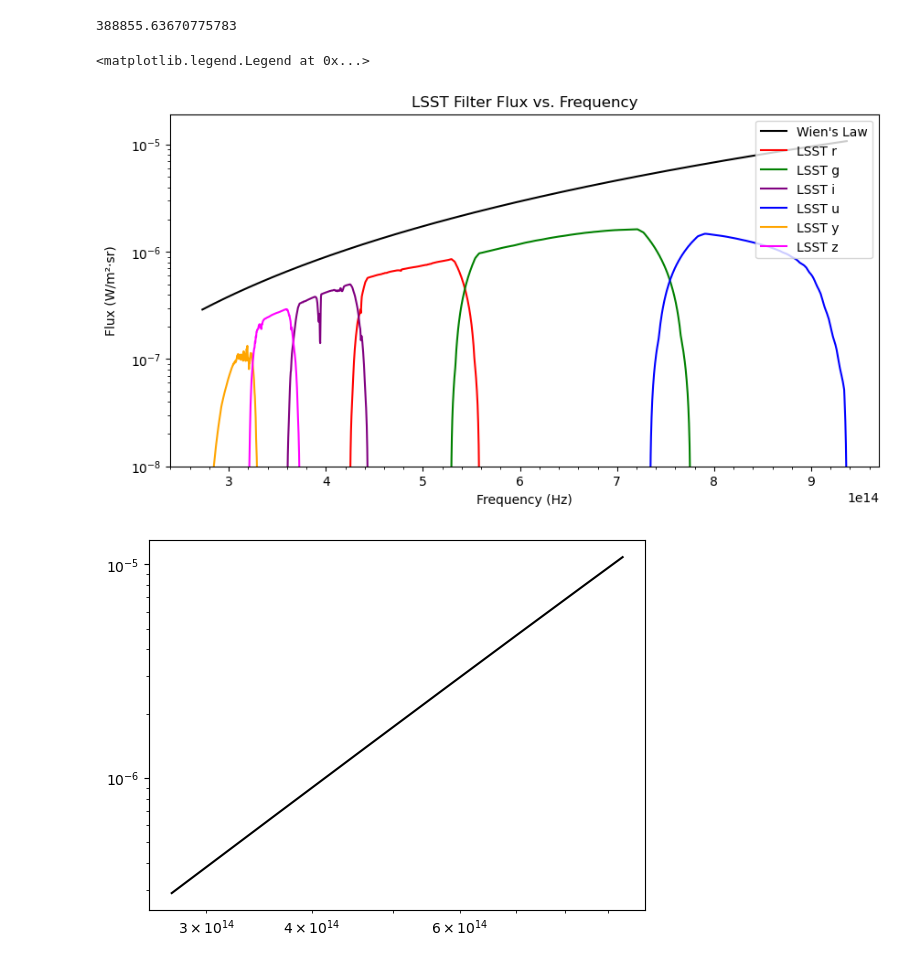
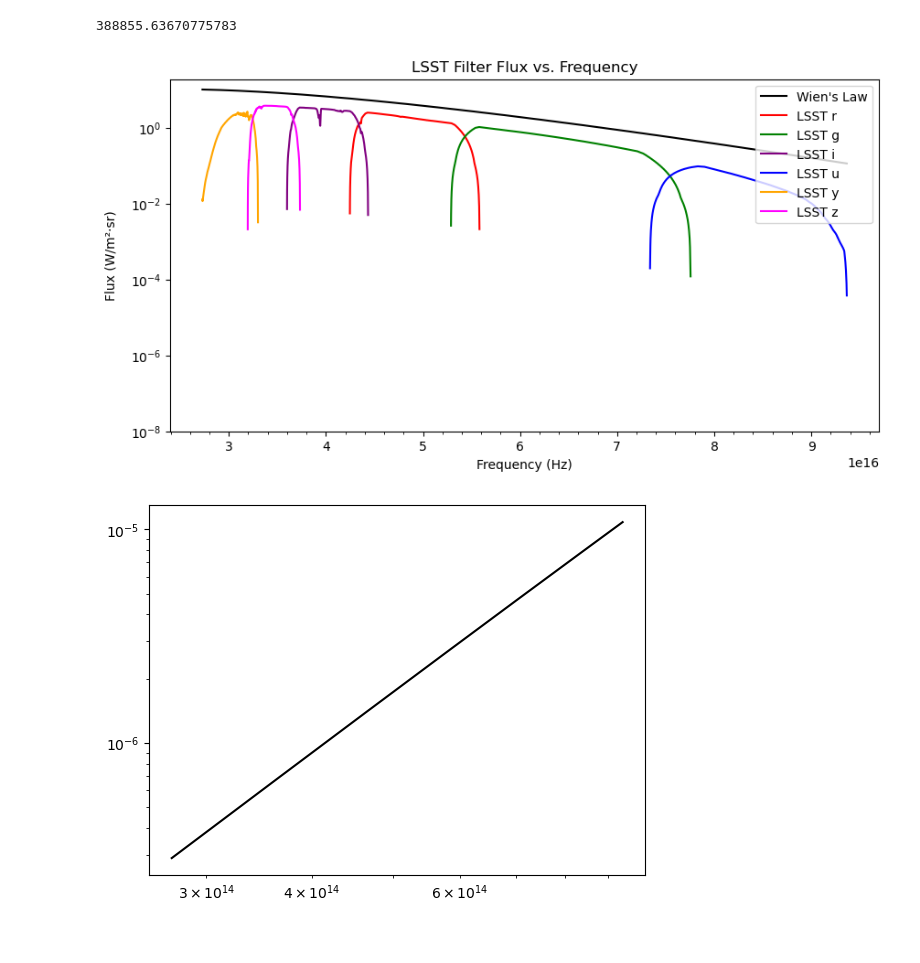
Before and after one commit to varunprit/Coding, a Jupyter notebook: mcfacts/LSST_eff.ipynb, the cells around one changed output. Cells and saved outputs as stored; diff of their text form; code cells hidden in the pictures.

Commit message:
fixed LSST using CGS values

```diff
--- a/mcfacts/LSST_eff.ipynb
+++ b/mcfacts/LSST_eff.ipynb
@@ -8,8 +8,18 @@ import matplotlib.ticker as ticker
 
 # Parameters that you can change for new model
 c_factor = 0.1 #factor to change the speed of light for the velocity of forward shock
-v_fs = c_factor * c #velocity of forward shock in m/s
+v_fs = c_factor * c.cgs.value #velocity of forward shock in m/s
 dens = 1e-15 #density of agn disk
+
+# Constants used
+#t = 5800 #Temp of sun for now can change for what we are looking at
+rad = R_sun #Radius of sun in meters for now will change to bh later
+d = au #distance from earth to sun in meters change later to distance to agn
+h = h.cgs.value #Planck constant
+c = c.cgs.value #speed of light
+k = k_B.cgs.value #Boltzmann constant
+m_p = m_p.cgs.value #proton mass
+pi = np.pi #Pi constant
 
 # Function to calculate temperature based on velocity of forward shock and density
 def temp_fxn(v_fs, dens, m_p, c, k):
@@ -66,7 +76,7 @@ def planck_fxn(filter, t):
     ----------
     filter : array-like
         The frequency values for which to calculate the spectral radiance.
-    T : float
+    t : float
         The temperature of the black body in Kelvin. Taken from the if functions depending on velocity of forward shock.
     Returns
     -------
@@ -76,7 +86,7 @@ def planck_fxn(filter, t):
     return B
 
 #for when b is greater than 0.03 but less than 1 use wien in graph
-def wien_fxn(filter, T = t):
+def wien_fxn(filter, t):
 
     """Wien's law for frequency
     This function calculates the spectral radiance of a black body at a given temperature T for a specific frequency filter. All parameters should be in CGS units
@@ -86,26 +96,18 @@ def wien_fxn(filter, T = t):
     ----------
     filter : array-like
         The frequency values for which to calculate the spectral radiance.
-    T : float
+    t : float
         The temperature of the black body in Kelvin. Taken from the if functions depending on velocity of forward shock.
     Returns
     -------
     B : array-like
         Spectral radiance of the black body at the given frequency and temperature."""
-    B = ((2 * h * (filter**3)) / (c**2)) * np.exp(-((h * filter)/(k * T)))
+    B = ((2 * h * (filter**3)) / (c**2)) * np.exp(-((h * filter)/(k * t)))
     return B
 
-# Constants used
-#t = 5800 #Temp of sun for now can change for what we are looking at
-rad = R_sun #Radius of sun in meters for now will change to bh later
-d = au #distance from earth to sun in meters change later to distance to agn
-h = h.value #Planck constant
-c = c.value #speed of light
-k = k_B.value #Boltzmann constant
-m_p = m_p.cgs.value #proton mass
-pi = np.pi #Pi constant
 
 # Reading and convering the LSST filter data
+
 
 r = pd.read_csv('../data/filters/LSST_r.dat', delim_whitespace=True)
 #red filter from 5371-7059
@@ -209,12 +211,12 @@ planck_dist = (planck_area/(4 * pi * (d**2)))
 #t_mid = 1e4
 
 # Wien's law for frequency (used when b_fs * gamma_fs > 0.03)
-wien_r = wien_fxn(r_freq)
-wien_g = wien_fxn(g_freq)
-wien_i = wien_fxn(i_freq)
-wien_u = wien_fxn(u_freq)
-wien_y = wien_fxn(y_freq)
-wien_z = wien_fxn(z_freq)
+wien_r = wien_fxn(r_freq, t)
+wien_g = wien_fxn(g_freq, t)
+wien_i = wien_fxn(i_freq, t)
+wien_u = wien_fxn(u_freq, t)
+wien_y = wien_fxn(y_freq, t)
+wien_z = wien_fxn(z_freq, t)
 
 wien_freq = np.concatenate((wien_r, wien_g, wien_i, wien_u, wien_y, wien_z)) #combining all the wien values
 wien_total = (wien_freq[total_index])  # sorting the wien values
@@ -241,35 +243,34 @@ plt.figure(figsize=(10, 5))
 
 if b_fs*gamma_fs <= 0.03:
     plt.plot(sorted_freq, planck_total, color='black', label="Planck's Law")
     plt.plot(r_freq, r_planck, color='red', label='LSST r')
     plt.plot(g_freq, g_planck, color='green', label='LSST g')
     plt.plot(i_freq, i_planck, color='purple', label='LSST i')
     plt.plot(u_freq, u_planck, color='blue', label='LSST u')
     plt.plot(y_freq, y_planck, color='orange', label='LSST y')
     plt.plot(z_freq, z_planck, color='magenta', label='LSST z')
 else:
     plt.plot(sorted_freq, wien_total, color='black', label="Wien's Law")
     plt.plot(r_freq, r_wien, color='red', label='LSST r')
     plt.plot(g_freq, g_wien, color='green', label='LSST g')
     plt.plot(i_freq, i_wien, color='purple', label='LSST i')
     plt.plot(u_freq, u_wien, color='blue', label='LSST u')
     plt.plot(y_freq, y_wien, color='orange', label='LSST y')
     plt.plot(z_freq, z_wien, color='magenta', label='LSST z')
     plt.yscale('log')  # Set y-axis to logarithmic scale
 
 #labels
 plt.xlabel("Frequency (Hz)")
 plt.ylabel("Flux (W/m²·sr)", labelpad=10)
 plt.ylim(bottom=1e-8) # Makes y axis at 0
 plt.minorticks_on()  # Add ticks inside the axis
 plt.title("LSST Filter Flux vs. Frequency")
 plt.legend(loc='upper right')
 
 plt.show()
 # %% [output]
 388855.63670775783
-<matplotlib.legend.Legend at 0x...>
-[figure, old version]
+[figure, new version]
 # %%
 
 plt.plot(sorted_freq, wien_total, color='black', label="Wien's Law")
```
Also changed, not shown: 1 other file.
